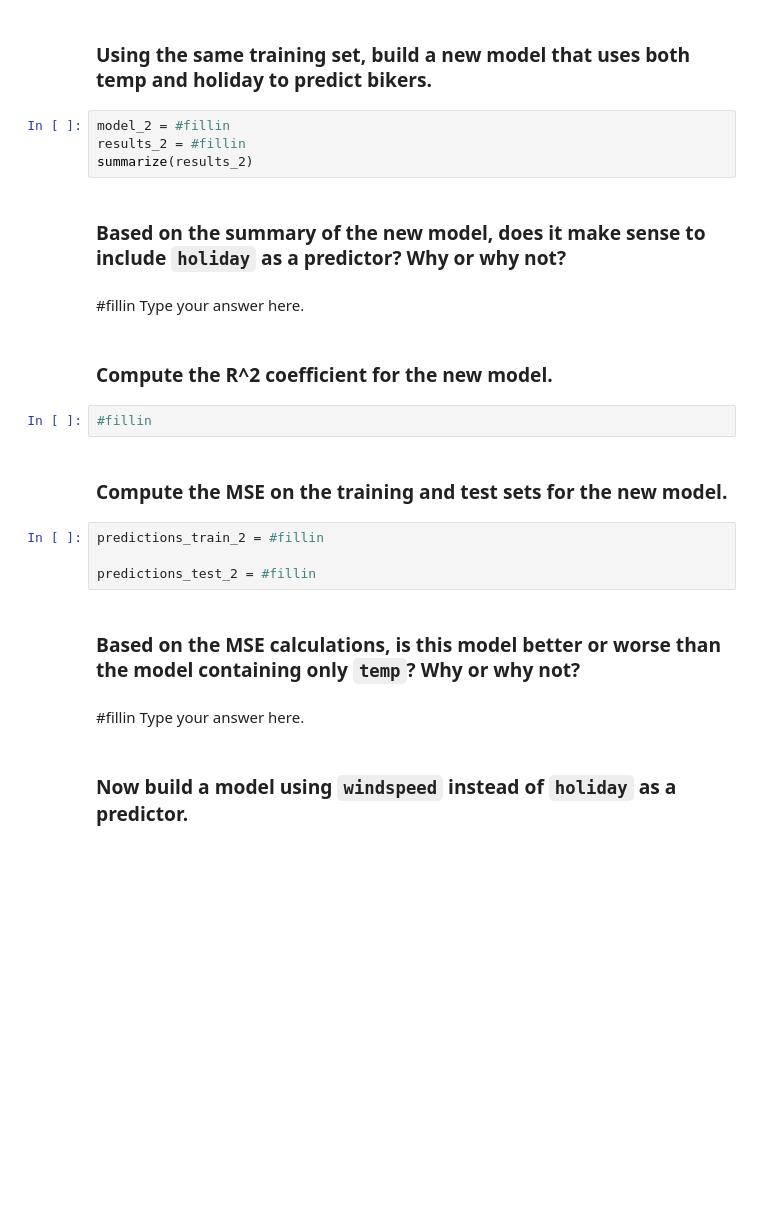
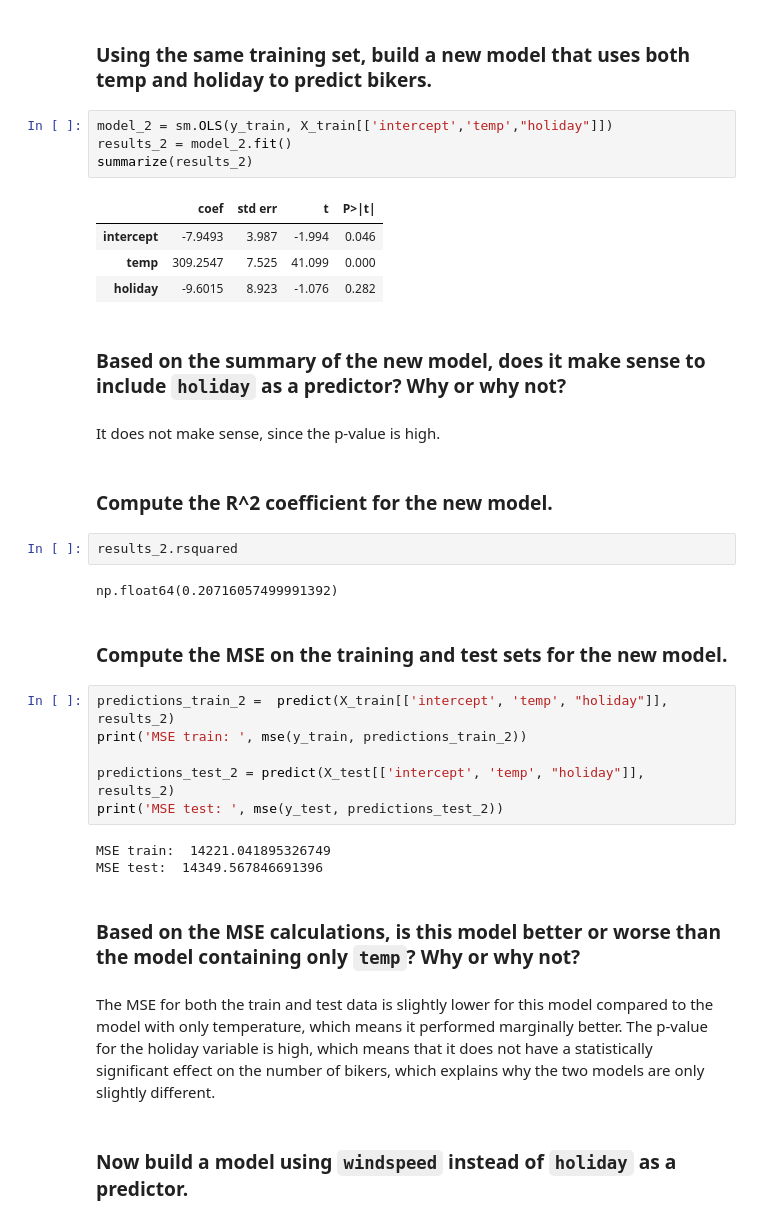
Before and after one commit to jonkrall/code_2600, a Jupyter notebook: mod04_linear.ipynb, the cells around one changed output. Drawn from its saved outputs; the diff is of its cells as text; blank space fills up the shorter version.

Commit message:
Finished filling in cells for Lab 04

```diff
--- a/mod04_linear.ipynb
+++ b/mod04_linear.ipynb
@@ -216,27 +216,39 @@ abline(ax,
 # %% [markdown]
 ### Using the same training set, build a new model that uses both temp and holiday to predict bikers.
 # %%
-model_2 = #fillin
-results_2 = #fillin
+model_2 = sm.OLS(y_train, X_train[['intercept','temp',"holiday"]])
+results_2 = model_2.fit()
 summarize(results_2)
+# %% [output]
+|  | coef | std err | t | P>|t| |
+| intercept | -7.9493 | 3.987 | -1.994 | 0.046 |
+| temp | 309.2547 | 7.525 | 41.099 | 0.000 |
+| holiday | -9.6015 | 8.923 | -1.076 | 0.282 |
 # %% [markdown]
 ### Based on the summary of the new model, does it make sense to include `holiday` as a predictor? Why or why not?
 # %% [markdown]
-#fillin Type your answer here.
+It does not make sense, since the p-value is high.
 # %% [markdown]
 ### Compute the R^2 coefficient for the new model.
 # %%
-#fillin
+results_2.rsquared
+# %% [output]
+np.float64(0.20716057499991392)
 # %% [markdown]
 ### Compute the MSE on the training and test sets for the new model.
 # %%
-predictions_train_2 = #fillin
+predictions_train_2 =  predict(X_train[['intercept', 'temp', "holiday"]], results_2)
+print('MSE train: ', mse(y_train, predictions_train_2))
 
-predictions_test_2 = #fillin
+predictions_test_2 = predict(X_test[['intercept', 'temp', "holiday"]], results_2)
+print('MSE test: ', mse(y_test, predictions_test_2))
+# %% [output]
+MSE train:  14221.041895326749
+MSE test:  14349.567846691396
 # %% [markdown]
 ### Based on the MSE calculations, is this model better or worse than the model containing only `temp`? Why or why not?
 # %% [markdown]
-#fillin Type your answer here.
+The MSE for both the train and test data is slightly lower for this model compared to the model with only temperature, which means it performed marginally better. The p-value for the holiday variable is high, which means that it does not have a statistically significant effect on the number of bikers, which explains why the two models are only slightly different.
 # %% [markdown]
 ### Now build a model using `windspeed` instead of `holiday` as a predictor.
 # %%
```
Also changed, not shown: parts of 6 cells of this notebook.
